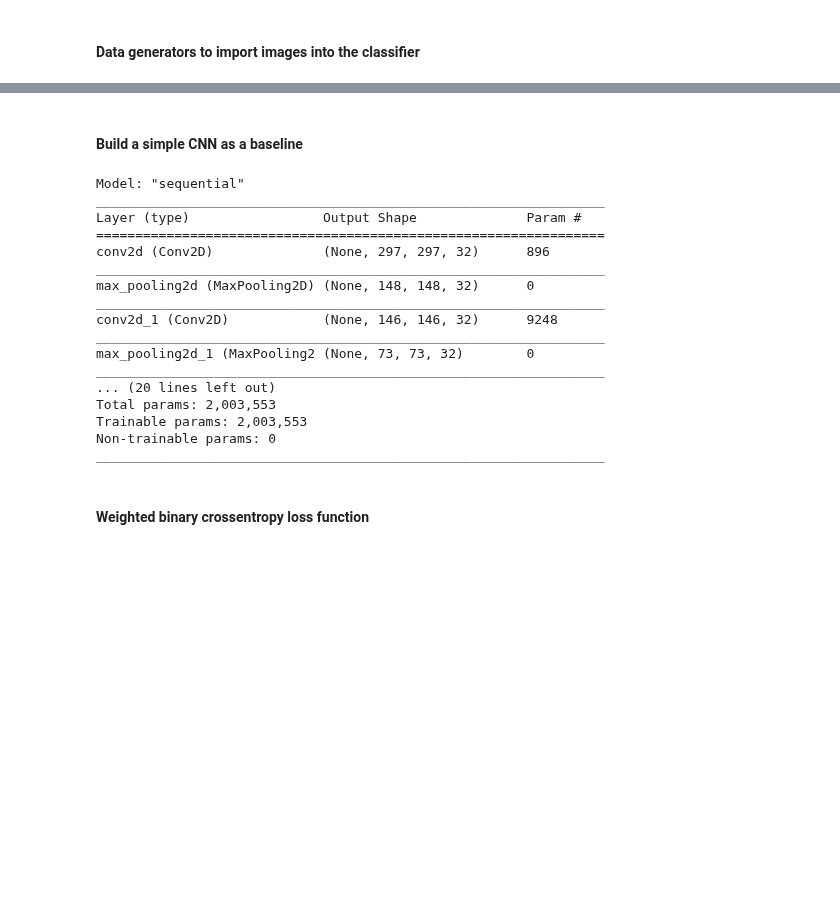
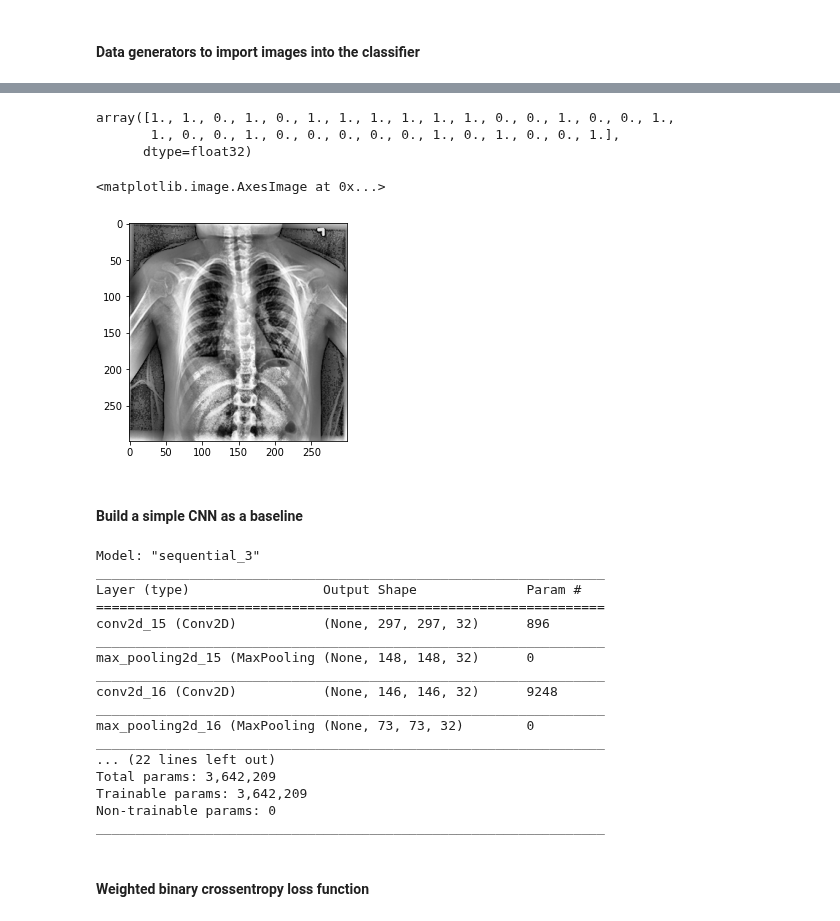
Before and after one commit to karencfisher/COVID19, a Jupyter notebook: covidradio_weighted_baseline.ipynb, the cells around one changed output, grey strips where cells are left out. Saved outputs shown, nothing was run; the diff lists cells and outputs as text; code cells hidden in the pictures; blank space fills up the shorter version.

```diff
--- a/covidradio_weighted_baseline.ipynb
+++ b/covidradio_weighted_baseline.ipynb
@@ -93,5 +124,18 @@ Found 11045 images belonging to 2 classes.
 Found 1380 images belonging to 2 classes.
 Found 1383 images belonging to 2 classes.
+# %%
+batch = train_gen.next()
+# %%
+batch[1]
+# %% [output]
+array([1., 1., 0., 1., 0., 1., 1., 1., 1., 1., 1., 0., 0., 1., 0., 0., 1.,
+       1., 0., 0., 1., 0., 0., 0., 0., 0., 1., 0., 1., 0., 0., 1.],
+      dtype=float32)
+# %%
+plt.imshow(batch[0][0])
+# %% [output]
+<matplotlib.image.AxesImage at 0x...>
+[figure, added]
 # %% [markdown]
 #### Build a simple CNN as a baseline
 # %%
@@ -108,26 +152,27 @@ model = Sequential([Conv2D(32, (3,3), activation='relu', input_shape=(299, 299,
 
                     Flatten(),
                     Dropout(0.2),
+                    Dense(256, activation='relu'),
                     Dense(128, activation='relu'),
                     Dense(1, activation='sigmoid')])
 
 model.summary()
 # %% [output]
-Model: "sequential"
+Model: "sequential_3"
 _________________________________________________________________
 Layer (type)                 Output Shape              Param #
 =================================================================
-conv2d (Conv2D)              (None, 297, 297, 32)      896
+conv2d_15 (Conv2D)           (None, 297, 297, 32)      896
 _________________________________________________________________
-max_pooling2d (MaxPooling2D) (None, 148, 148, 32)      0
+max_pooling2d_15 (MaxPooling (None, 148, 148, 32)      0
 _________________________________________________________________
-conv2d_1 (Conv2D)            (None, 146, 146, 32)      9248
+conv2d_16 (Conv2D)           (None, 146, 146, 32)      9248
 _________________________________________________________________
-max_pooling2d_1 (MaxPooling2 (None, 73, 73, 32)        0
+max_pooling2d_16 (MaxPooling (None, 73, 73, 32)        0
 _________________________________________________________________
-... (20 lines left out)
-Total params: 2,003,553
-Trainable params: 2,003,553
+... (22 lines left out)
+Total params: 3,642,209
+Trainable params: 3,642,209
 Non-trainable params: 0
 _________________________________________________________________
 # %% [markdown]
```
Also changed, not shown: parts of 11 cells of this notebook.
